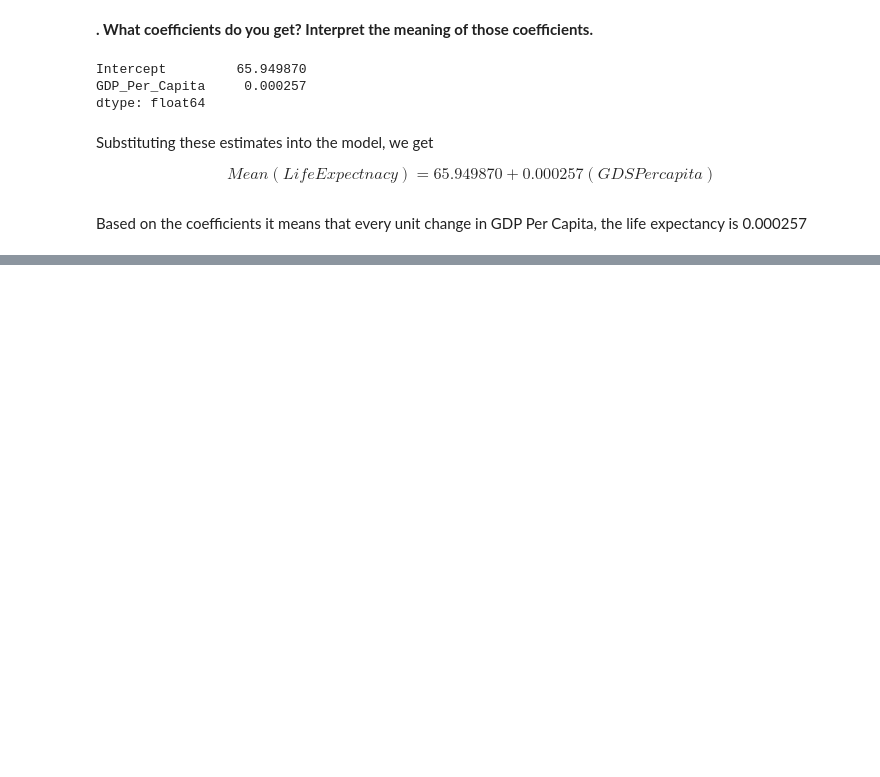
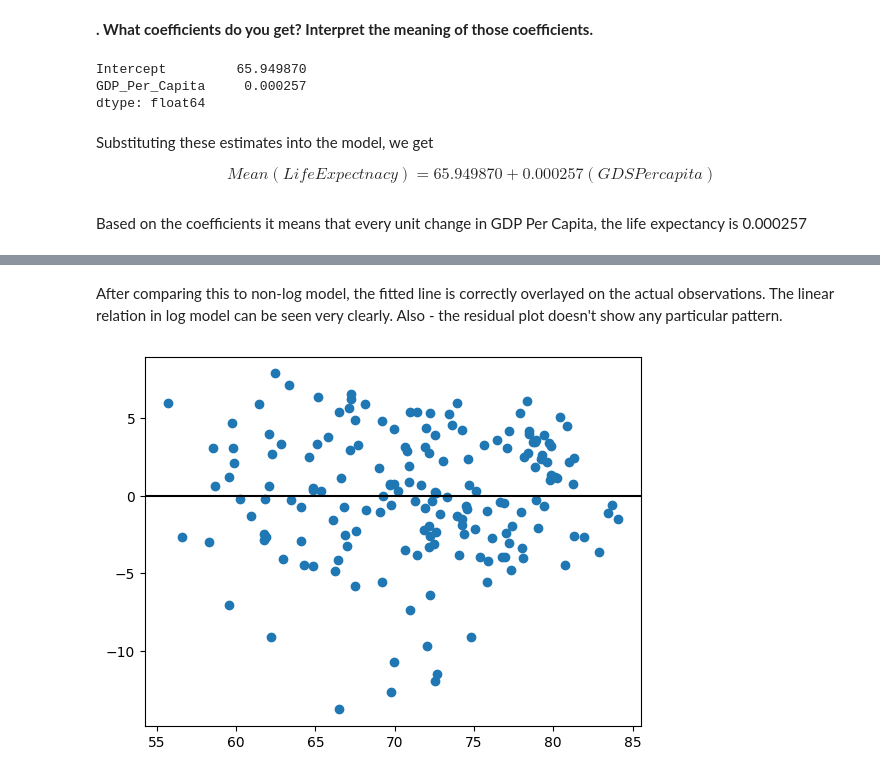
Before and after one commit to nss-data-science-cohort-8/un-exploration-ndpawar1981, a Jupyter notebook: Notebooks/UN_Data_Linear_Regression.ipynb, the cells around one changed output, grey strips where cells are left out. Cells and saved outputs as stored; diff of their text form; code cells hidden in the pictures; blank space fills up the shorter version.

Commit message:
Updated notebook, finished UN Linear Regression.

```diff
--- a/Notebooks/UN_Data_Linear_Regression.ipynb
+++ b/Notebooks/UN_Data_Linear_Regression.ipynb
@@ -199,0 +414,11 @@ Name: GDP_Per_Capita, Length: 173, dtype: float64
+# %% [markdown]
+After comparing this to non-log model, the fitted line is correctly overlayed on the actual observations. The linear relation in
+log model can be seen very clearly.
+Also - the residual plot doesn't show any particular pattern.
+# %%
+plt.scatter(lr_le_log_gdp_capita.fittedvalues, lr_le_log_gdp_capita.resid)
+xmin, xmax = plt.xlim()
+plt.hlines(y = 0, xmin = xmin, xmax = xmax, color = 'black')
+plt.xlim(xmin, xmax);
+# %% [output]
+[figure, added]
```
Also changed, not shown: parts of 43 cells of this notebook.
